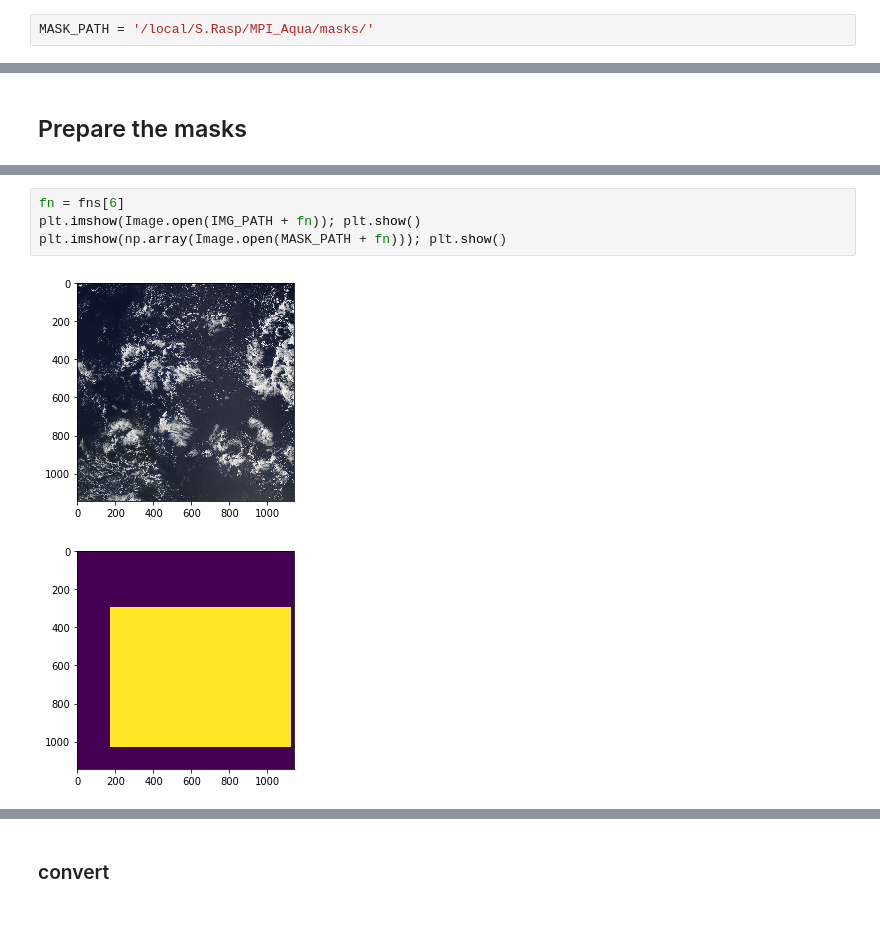
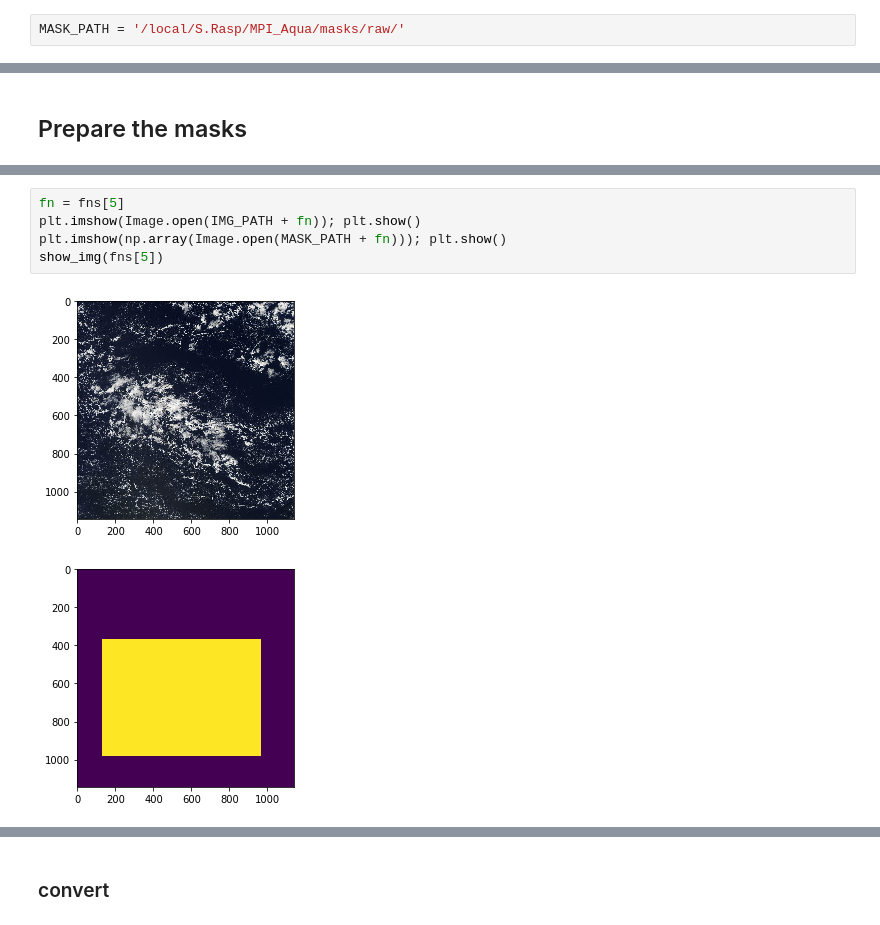
Before and after one commit to raspstephan/sugar-flower-fish-or-gravel, a Jupyter notebook: segmentation.ipynb, the cells around one changed output, grey strips where cells are left out. Cells and saved outputs as stored; diff of their text form.

```diff
--- a/segmentation.ipynb
+++ b/segmentation.ipynb
@@ -52,7 +29,7 @@ np.array(Image.open(IMG_PATH+fns[0])).shape
 # %%
 labeler = {d['External ID']: d['Created By'] for d in data_new}
 # %%
-MASK_PATH = '/local/S.Rasp/MPI_Aqua/masks/'
+MASK_PATH = '/local/S.Rasp/MPI_Aqua/masks/raw/'
 # %%
 labels = defaultdict(list)
 for d in data_new:
@@ -167,9 +144,10 @@ for fn, l in tqdm(labels.items()):
 # %% [output]
 [interactive output not drawn]
 # %%
-fn = fns[6]
+fn = fns[5]
 plt.imshow(Image.open(IMG_PATH + fn)); plt.show()
 plt.imshow(np.array(Image.open(MASK_PATH + fn))); plt.show()
+show_img(fns[5])
 # %% [output]
-[figure, old version]
+[figure, new version]
-[figure, old version]
+[figure, new version]
```
Also changed, not shown: parts of 42 cells of this notebook.
